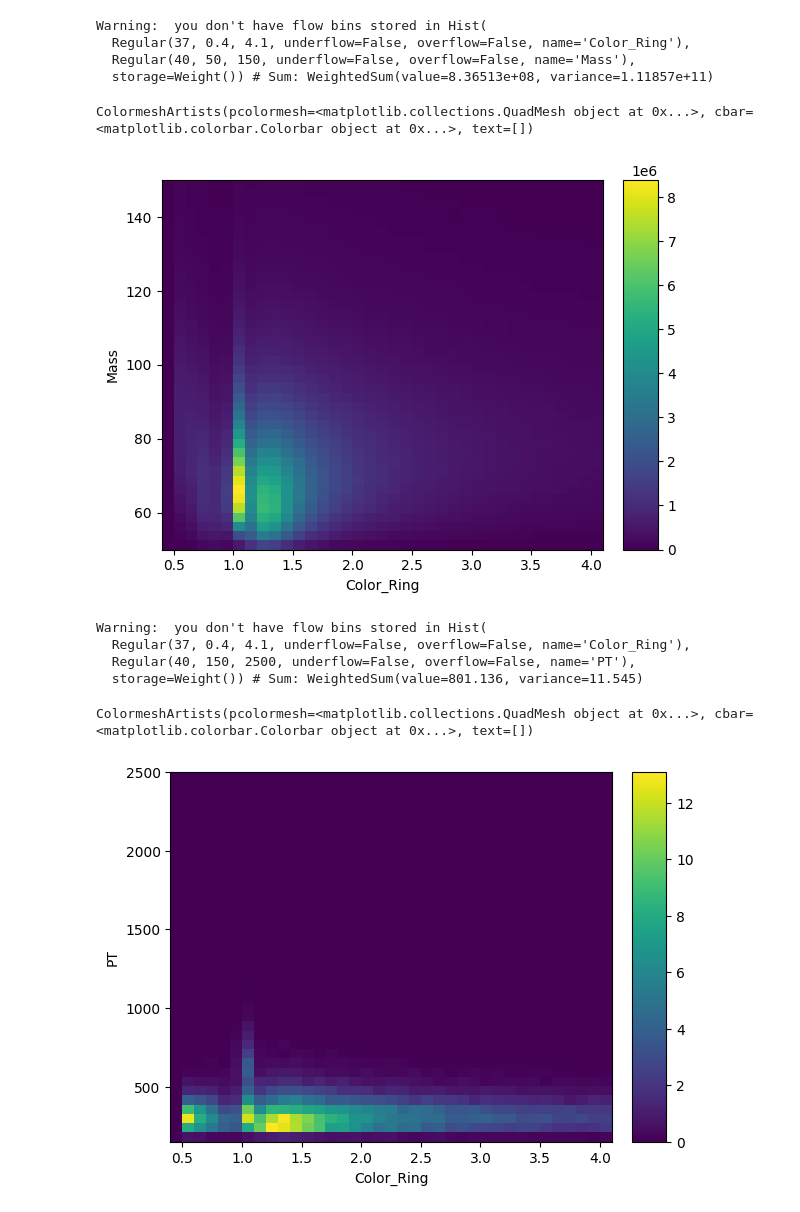
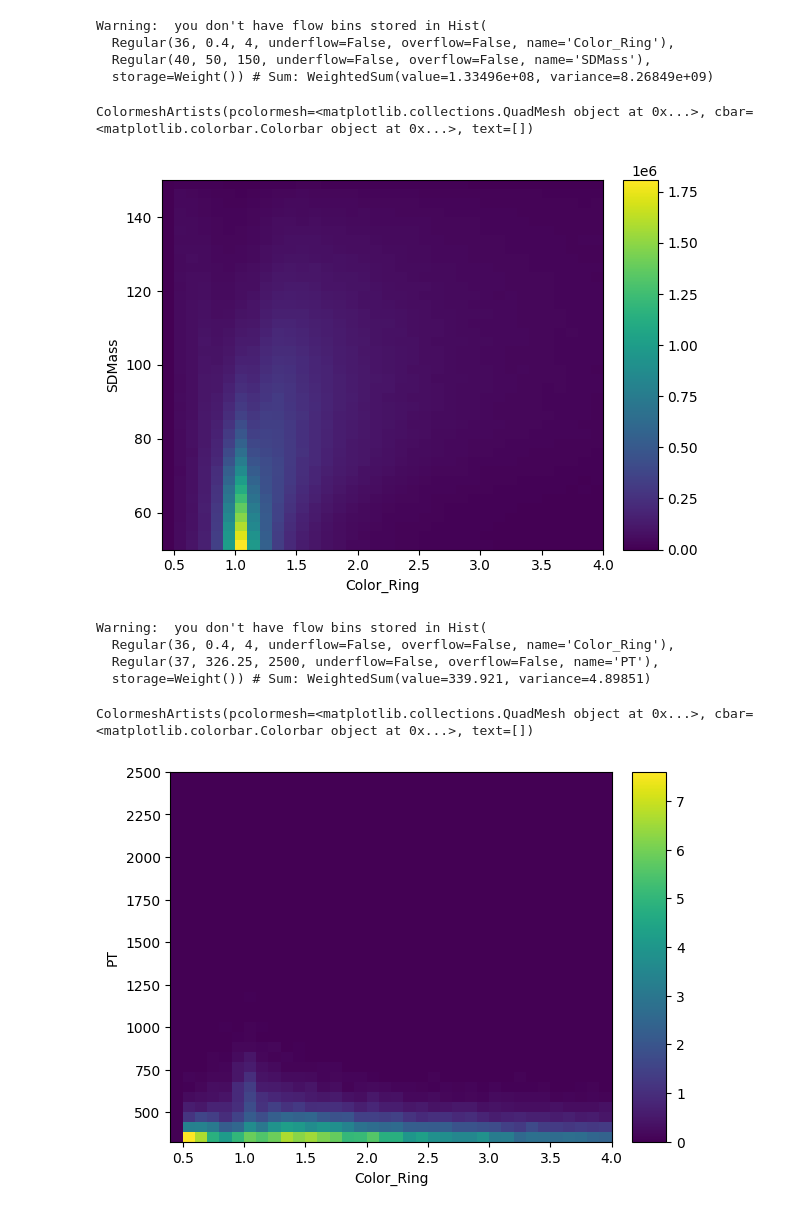
Before and after one commit to cmoore24-24/hgg, a Jupyter notebook: notebooks/stats/multiaxis/ca_multiaxis_plots.ipynb, the cells around one changed output. Saved outputs shown, nothing was run; the diff lists cells and outputs as text; code cells hidden in the pictures.

```diff
--- a/notebooks/stats/multiaxis/ca_multiaxis_plots.ipynb
+++ b/notebooks/stats/multiaxis/ca_multiaxis_plots.ipynb
@@ -4,7 +4,7 @@ import matplotlib.pyplot as plt
 import pickle
 import sklearn.metrics as metrics
 # %%
-path = "../../../outputs/cr_investigations/multi_var_hists/cambridge04_averaged.pkl"
+path = "../../../outputs/cr_investigations/multi_var_hists/temp_test2.pkl"
 with open(path, 'rb') as f:
     cring = pickle.load(f)
 # %%
@@ -262,21 +264,21 @@ ColormeshArtists(pcolormesh=<matplotlib.collections.QuadMesh object at 0x...>, c
 # %%
-qcd_vars['Color_Ring'].project('Color_Ring', 'Mass')[:,:].plot2d()
+qcd_vars['Color_Ring'].project('Color_Ring', 'SDMass')[:,:].plot2d()
 # %% [output]
 Warning:  you don't have flow bins stored in Hist(
-  Regular(37, 0.4, 4.1, underflow=False, overflow=False, name='Color_Ring'),
-  Regular(40, 50, 150, underflow=False, overflow=False, name='Mass'),
-  storage=Weight()) # Sum: WeightedSum(value=8.36513e+08, variance=1.11857e+11)
+  Regular(36, 0.4, 4, underflow=False, overflow=False, name='Color_Ring'),
+  Regular(40, 50, 150, underflow=False, overflow=False, name='SDMass'),
+  storage=Weight()) # Sum: WeightedSum(value=1.33496e+08, variance=8.26849e+09)
 ColormeshArtists(pcolormesh=<matplotlib.collections.QuadMesh object at 0x...>, cbar=<matplotlib.colorbar.Colorbar object at 0x...>, text=[])
-[figure, old version]
+[figure, new version]
 # %%
 hbb['Color_Ring'].project('Color_Ring', 'PT')[:,:].plot2d()
 # %% [output]
 Warning:  you don't have flow bins stored in Hist(
-  Regular(37, 0.4, 4.1, underflow=False, overflow=False, name='Color_Ring'),
-  Regular(40, 150, 2500, underflow=False, overflow=False, name='PT'),
-  storage=Weight()) # Sum: WeightedSum(value=801.136, variance=11.545)
+  Regular(36, 0.4, 4, underflow=False, overflow=False, name='Color_Ring'),
+  Regular(37, 326.25, 2500, underflow=False, overflow=False, name='PT'),
+  storage=Weight()) # Sum: WeightedSum(value=339.921, variance=4.89851)
 ColormeshArtists(pcolormesh=<matplotlib.collections.QuadMesh object at 0x...>, cbar=<matplotlib.colorbar.Colorbar object at 0x...>, text=[])
-[figure, old version]
+[figure, new version]
 # %%
 qcd_vars['Color_Ring'].project('Color_Ring', 'PT')[:,:].plot2d()
 # %% [output]
```
Also changed, not shown: parts of 9 cells of this notebook, 13 other files.
